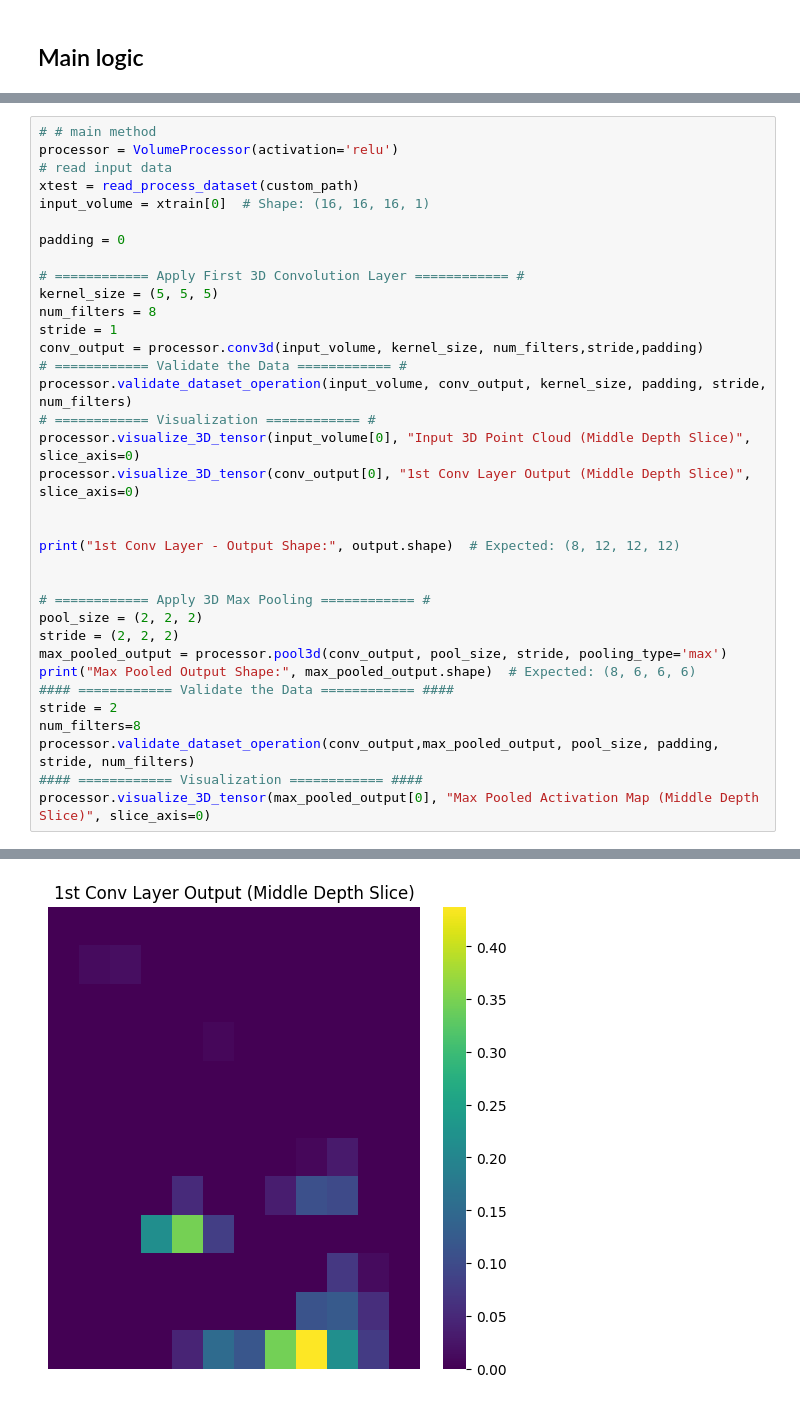
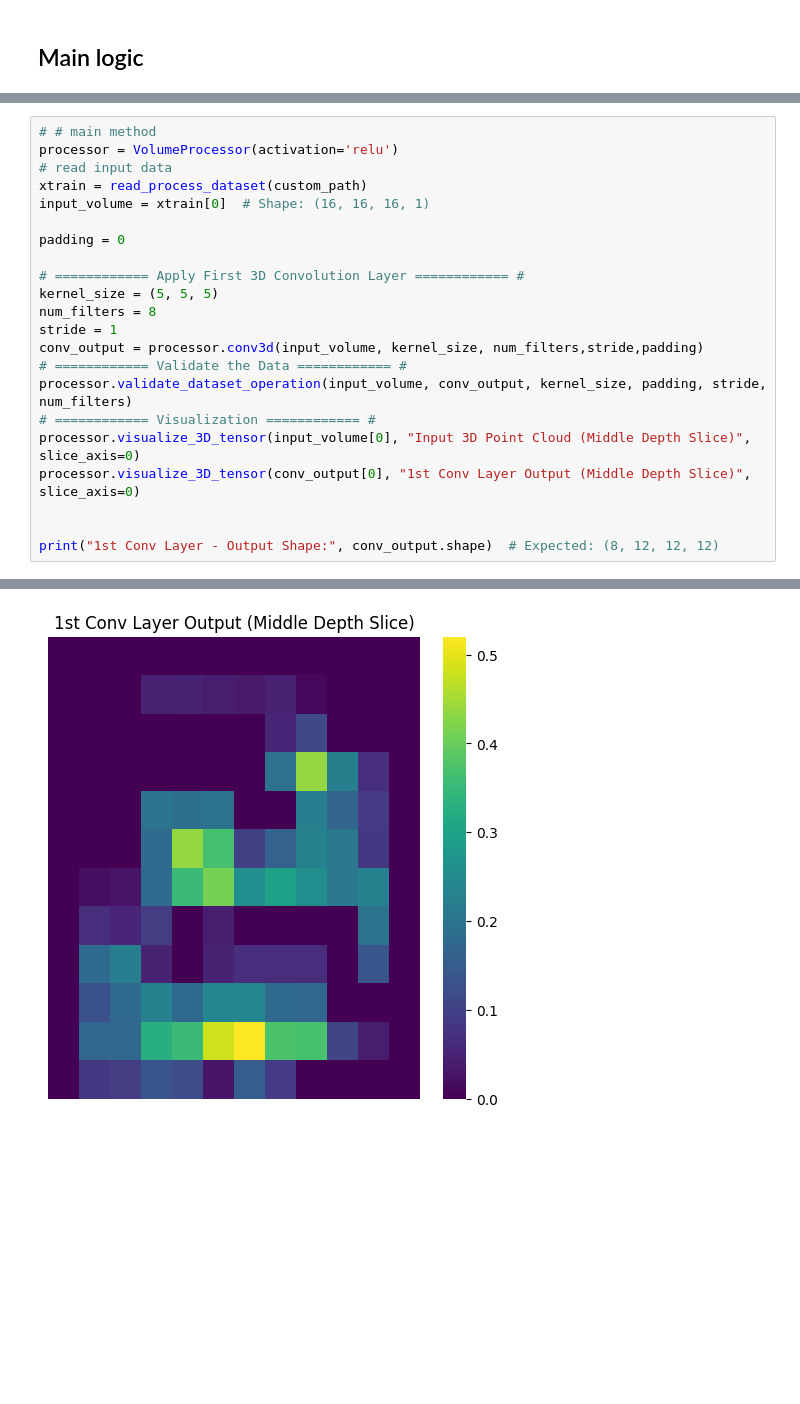
Before and after one commit to mridulpant2010/CS5480-deeplearning, a Jupyter notebook: a2_cs24mtech15009.ipynb, the cells around one changed output, grey strips where cells are left out. Cells and saved outputs as stored; diff of their text form; blank space fills up the shorter version.

```diff
--- a/a2_cs24mtech15009.ipynb
+++ b/a2_cs24mtech15009.ipynb
@@ -206,41 +207,28 @@ def read_process_dataset(custom_path):
 # %%
 # # main method
 processor = VolumeProcessor(activation='relu')
 # read input data
-xtest = read_process_dataset(custom_path)
+xtrain = read_process_dataset(custom_path)
 input_volume = xtrain[0]  # Shape: (16, 16, 16, 1)
 
 padding = 0
 
 # ============ Apply First 3D Convolution Layer ============ #
 kernel_size = (5, 5, 5)
 num_filters = 8
 stride = 1
 conv_output = processor.conv3d(input_volume, kernel_size, num_filters,stride,padding)
 # ============ Validate the Data ============ #
 processor.validate_dataset_operation(input_volume, conv_output, kernel_size, padding, stride, num_filters)
 # ============ Visualization ============ #
 processor.visualize_3D_tensor(input_volume[0], "Input 3D Point Cloud (Middle Depth Slice)", slice_axis=0)
 processor.visualize_3D_tensor(conv_output[0], "1st Conv Layer Output (Middle Depth Slice)", slice_axis=0)
 
 
-print("1st Conv Layer - Output Shape:", output.shape)  # Expected: (8, 12, 12, 12)
-
-
-# ============ Apply 3D Max Pooling ============ #
-pool_size = (2, 2, 2)
-stride = (2, 2, 2)
-max_pooled_output = processor.pool3d(conv_output, pool_size, stride, pooling_type='max')
-print("Max Pooled Output Shape:", max_pooled_output.shape)  # Expected: (8, 6, 6, 6)
-#### ============ Validate the Data ============ ####
-stride = 2
-num_filters=8
-processor.validate_dataset_operation(conv_output,max_pooled_output, pool_size, padding, stride, num_filters)
-#### ============ Visualization ============ ####
-processor.visualize_3D_tensor(max_pooled_output[0], "Max Pooled Activation Map (Middle Depth Slice)", slice_axis=0)
+print("1st Conv Layer - Output Shape:", conv_output.shape)  # Expected: (8, 12, 12, 12)
 # %% [output]
 Expected output shape: (8, 12, 12, 12)
 Actual output shape: (8, 12, 12, 12)
 [figure]
-[figure, old version]
+[figure, new version]
 1st Conv Layer - Output Shape: (8, 12, 12, 12)
```
Also changed, not shown: parts of 13 cells of this notebook.
